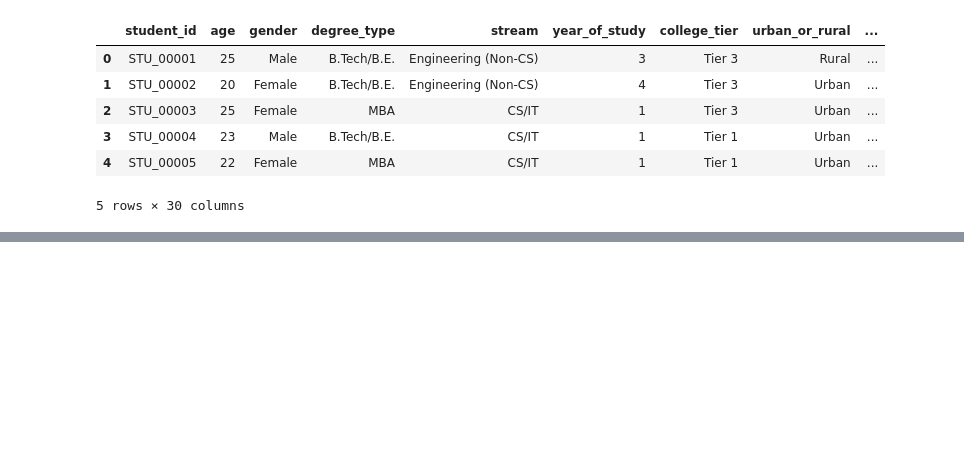
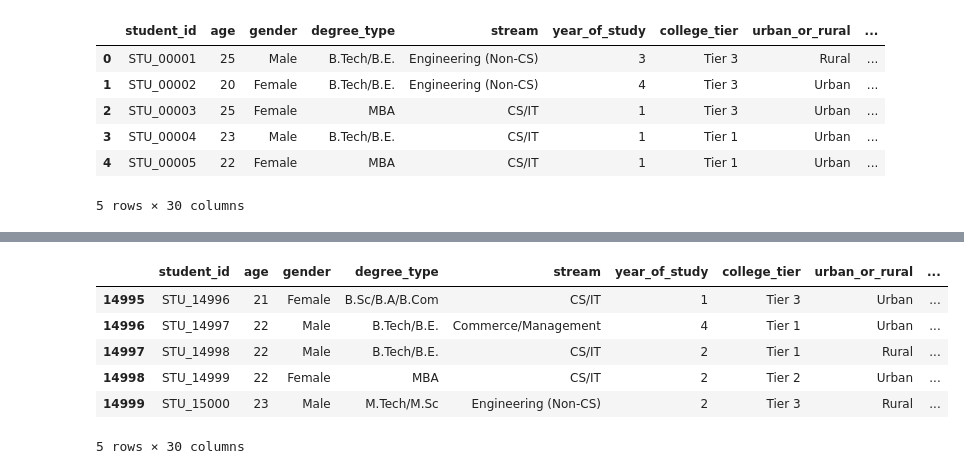
Before and after one commit to MaykInvest/AI_Dependency, a Jupyter notebook: project.ipynb, the cells around one changed output, grey strips where cells are left out. Saved outputs shown, nothing was run; the diff lists cells and outputs as text; code cells hidden in the pictures; blank space fills up the shorter version.

```diff
--- a/project.ipynb
+++ b/project.ipynb
@@ -90,0 +122,10 @@ df.head()
+# %%
+df.tail() #Displays the last 5 rows of the DataFrame df.
+# %% [output]
+|  | student_id | age | gender | degree_type | stream | year_of_study | college_tier | urban_or_rural | ... |
+| 14995 | STU_14996 | 21 | Female | B.Sc/B.A/B.Com | CS/IT | 1 | Tier 3 | Urban | ... |
+| 14996 | STU_14997 | 22 | Male | B.Tech/B.E. | Commerce/Management | 4 | Tier 1 | Urban | ... |
+| 14997 | STU_14998 | 22 | Male | B.Tech/B.E. | CS/IT | 2 | Tier 1 | Rural | ... |
+| 14998 | STU_14999 | 22 | Female | MBA | CS/IT | 2 | Tier 2 | Urban | ... |
+| 14999 | STU_15000 | 23 | Male | M.Tech/M.Sc | Engineering (Non-CS) | 2 | Tier 3 | Rural | ... |
+5 rows × 30 columns
```
Also changed, not shown: parts of 9 cells of this notebook.
